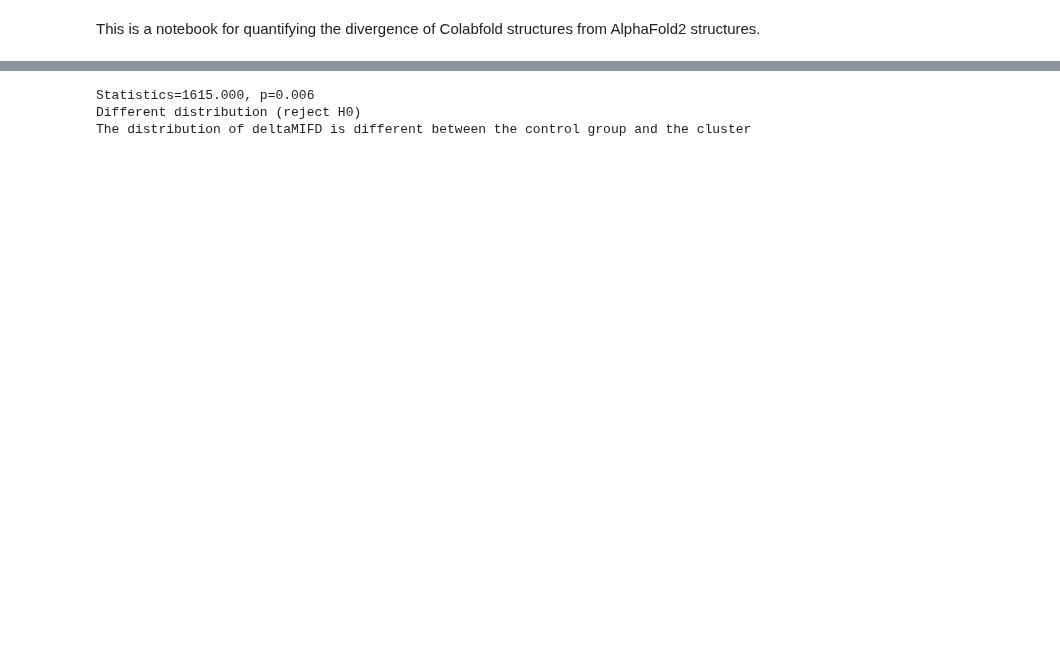
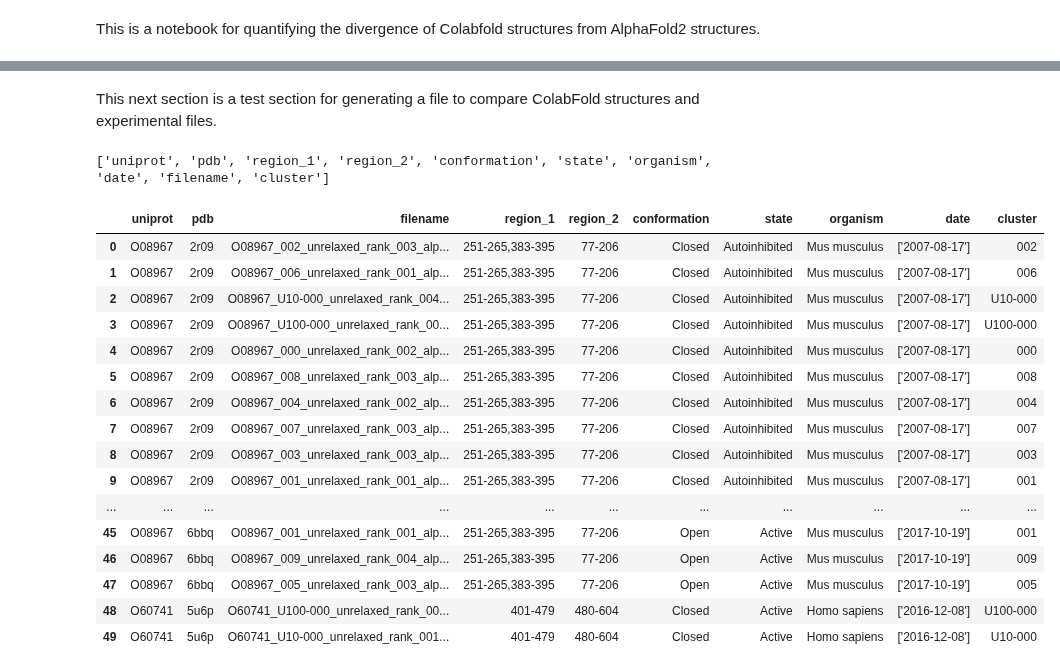
Before and after one commit to jpigles/alphafold-rmsd, a Jupyter notebook: af_compared.ipynb, the cells around one changed output, grey strips where cells are left out. Cells and saved outputs as stored; diff of their text form; code cells hidden in the pictures; blank space fills up the shorter version.

```diff
--- a/af_compared.ipynb
+++ b/af_compared.ipynb
@@ -115,16 +128,51 @@ plt.savefig('./project_pipeline/data/figures/af_compared.png')
-# %%
-'''
-Use the Mann-Whitney U test to compare the distribution of deltaMIFD between the control group and the cluster
-'''
-
-from scipy.stats import mannwhitneyu
-
-# Compare the distribution of deltaMIFD between the control group and the cluster
-control = df[df['group'] == 'Control']['2_comp']
-cluster = df[df['group'] == 'Cluster']['2_comp']
-stat, p = mannwhitneyu(control, cluster)
-print('Statistics=%.3f, p=%.3f' % (stat, p))
-# %% [output]
-Statistics=1615.000, p=0.006
-Different distribution (reject H0)
-The distribution of deltaMIFD is different between the control group and the cluster
+# %% [markdown]
+This next section is a test section for generating a file to compare ColabFold structures and experimental files.
+# %%
+'''
+Merging the two files
+'''
+
+pdb = pd.read_csv('./project_pipeline/data/classified_files_3.tsv', sep='\t').astype('object')
+cf = pd.read_csv('./project_pipeline/data/two_states.tsv', sep='\t').astype('object')
+
+# First we need to convert the cf filename to a "cluster" designation
+cf['cluster'] = cf['filename'].apply(lambda x: x.split('_')[1])
+
+# Keep only the uniprot id and cluster identifier columns for cf
+cf = cf[['uniprot', 'filename', 'cluster']]
+
+# For pdb, keep uniprot, pdb, regions, conformation, state, organism, and date
+pdb = pdb[['uniprot', 'pdb', 'region_1', 'region_2', 'conformation', 'state', 'organism', 'date']]
+
+# Merge the dataframes so that we have rows for every cluster-pdb pair within the same uniprot
+merged = pd.merge(pdb, cf, on='uniprot')
+
+# Put the cluster column in the second position
+cols = merged.columns.tolist()
+print(cols)
+cols = cols[:2] + cols[-2:-1] + cols[2:-2] + cols[-1:]
+merged = merged[cols]
+
+# Select the first 50 for a test set.
+test = merged.head(50)
+test
+# test.to_csv('./project_pipeline/sample_data/test_cf_pdb.tsv', sep='\t', index=False)
+# %% [output]
+['uniprot', 'pdb', 'region_1', 'region_2', 'conformation', 'state', 'organism', 'date', 'filename', 'cluster']
+|  | uniprot | pdb | filename | region_1 | region_2 | conformation | state | organism | date | cluster |
+| 0 | O08967 | 2r09 | O08967_002_unrelaxed_rank_003_alp... | 251-265,383-395 | 77-206 | Closed | Autoinhibited | Mus musculus | ['2007-08-17'] | 002 |
+| 1 | O08967 | 2r09 | O08967_006_unrelaxed_rank_001_alp... | 251-265,383-395 | 77-206 | Closed | Autoinhibited | Mus musculus | ['2007-08-17'] | 006 |
+| 2 | O08967 | 2r09 | O08967_U10-000_unrelaxed_rank_004... | 251-265,383-395 | 77-206 | Closed | Autoinhibited | Mus musculus | ['2007-08-17'] | U10-000 |
+| 3 | O08967 | 2r09 | O08967_U100-000_unrelaxed_rank_00... | 251-265,383-395 | 77-206 | Closed | Autoinhibited | Mus musculus | ['2007-08-17'] | U100-000 |
+| 4 | O08967 | 2r09 | O08967_000_unrelaxed_rank_002_alp... | 251-265,383-395 | 77-206 | Closed | Autoinhibited | Mus musculus | ['2007-08-17'] | 000 |
+| 5 | O08967 | 2r09 | O08967_008_unrelaxed_rank_003_alp... | 251-265,383-395 | 77-206 | Closed | Autoinhibited | Mus musculus | ['2007-08-17'] | 008 |
+| 6 | O08967 | 2r09 | O08967_004_unrelaxed_rank_002_alp... | 251-265,383-395 | 77-206 | Closed | Autoinhibited | Mus musculus | ['2007-08-17'] | 004 |
+| 7 | O08967 | 2r09 | O08967_007_unrelaxed_rank_003_alp... | 251-265,383-395 | 77-206 | Closed | Autoinhibited | Mus musculus | ['2007-08-17'] | 007 |
+| 8 | O08967 | 2r09 | O08967_003_unrelaxed_rank_003_alp... | 251-265,383-395 | 77-206 | Closed | Autoinhibited | Mus musculus | ['2007-08-17'] | 003 |
+| 9 | O08967 | 2r09 | O08967_001_unrelaxed_rank_001_alp... | 251-265,383-395 | 77-206 | Closed | Autoinhibited | Mus musculus | ['2007-08-17'] | 001 |
+| ... | ... | ... | ... | ... | ... | ... | ... | ... | ... | ... |
+| 45 | O08967 | 6bbq | O08967_001_unrelaxed_rank_001_alp... | 251-265,383-395 | 77-206 | Open | Active | Mus musculus | ['2017-10-19'] | 001 |
+| 46 | O08967 | 6bbq | O08967_009_unrelaxed_rank_004_alp... | 251-265,383-395 | 77-206 | Open | Active | Mus musculus | ['2017-10-19'] | 009 |
+| 47 | O08967 | 6bbq | O08967_005_unrelaxed_rank_003_alp... | 251-265,383-395 | 77-206 | Open | Active | Mus musculus | ['2017-10-19'] | 005 |
+| 48 | O60741 | 5u6p | O60741_U100-000_unrelaxed_rank_00... | 401-479 | 480-604 | Closed | Active | Homo sapiens | ['2016-12-08'] | U100-000 |
+| 49 | O60741 | 5u6p | O60741_U10-000_unrelaxed_rank_001... | 401-479 | 480-604 | Closed | Active | Homo sapiens | ['2016-12-08'] | U10-000 |
```
Also changed, not shown: parts of 2 cells of this notebook, 1 other file.
